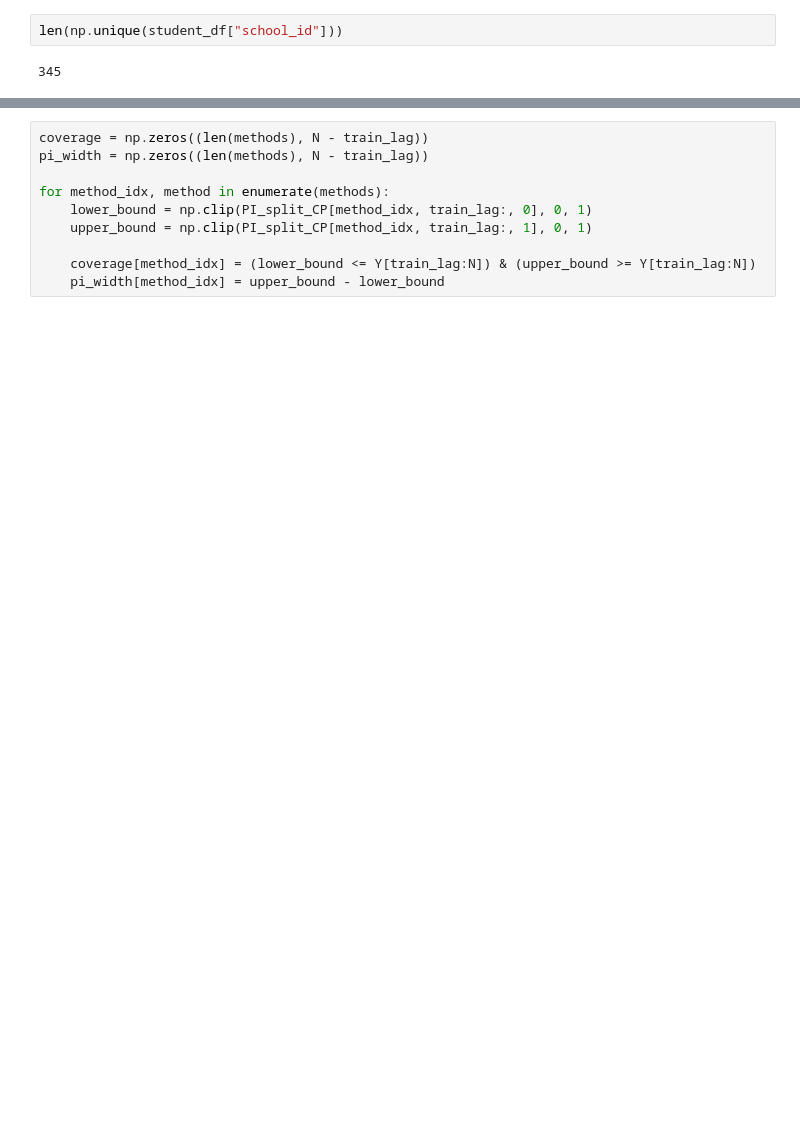
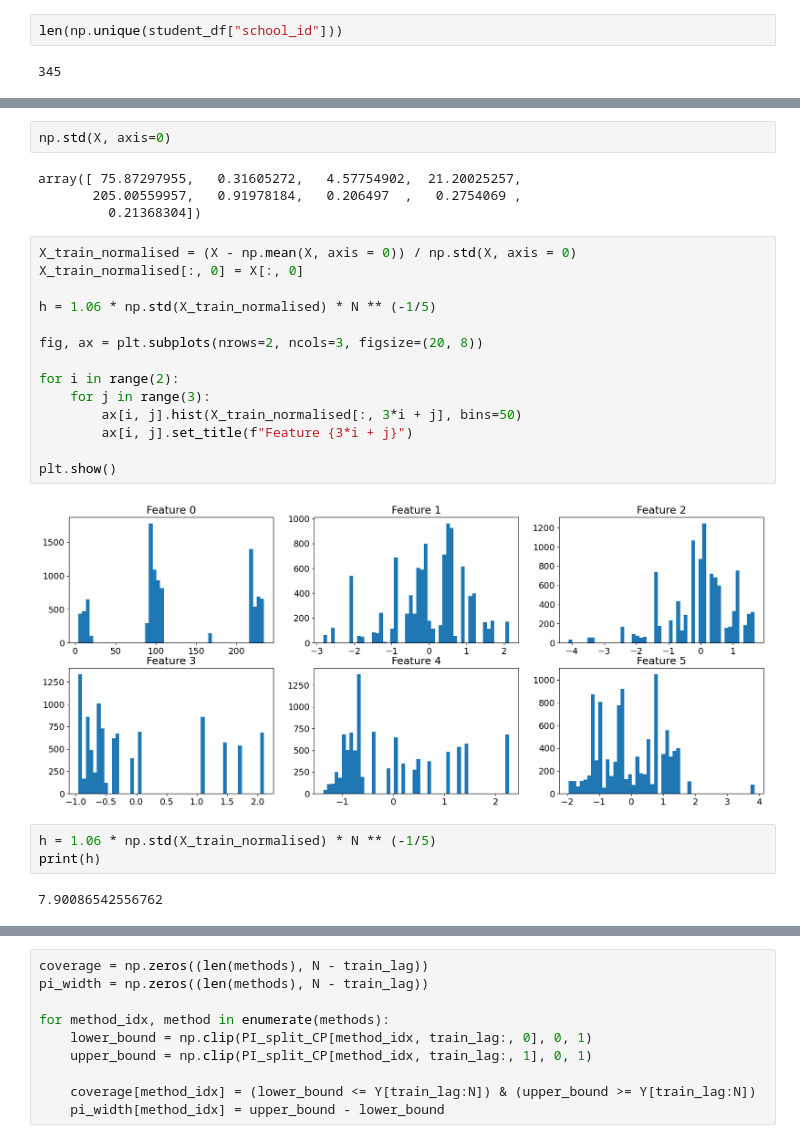
Before and after one commit to igorpradhan/RLRW-NonExchangeable-Conformal-Prediction, a Jupyter notebook: Extension/exploration_indo copy.ipynb, the cells around one changed output, grey strips where cells are left out. Cells and saved outputs as stored; diff of their text form; blank space fills up the shorter version.

```diff
--- a/Extension/exploration_indo copy.ipynb
+++ b/Extension/exploration_indo copy.ipynb
@@ -219,3 +247,30 @@ np.mean(school_groups[166], axis = 0).shape
+# %%
+np.std(X, axis=0)
+# %% [output]
+array([ 75.87297955,   0.31605272,   4.57754902,  21.20025257,
+       205.00559957,   0.91978184,   0.206497  ,   0.2754069 ,
+         0.21368304])
+# %%
+X_train_normalised = (X - np.mean(X, axis = 0)) / np.std(X, axis = 0)
+X_train_normalised[:, 0] = X[:, 0]
+
+h = 1.06 * np.std(X_train_normalised) * N ** (-1/5)
+
+fig, ax = plt.subplots(nrows=2, ncols=3, figsize=(20, 8))
+
+for i in range(2):
+    for j in range(3):
+        ax[i, j].hist(X_train_normalised[:, 3*i + j], bins=50)
+        ax[i, j].set_title(f"Feature {3*i + j}")
+
+plt.show()
+# %% [output]
+[figure, added]
+# %%
+h = 1.06 * np.std(X_train_normalised) * N ** (-1/5)
+print(h)
+# %% [output]
+7.90086542556762
 # %%
 def run(
     X, Y, pred_interval,
```
Also changed, not shown: parts of 11 cells of this notebook, 22 other files.
